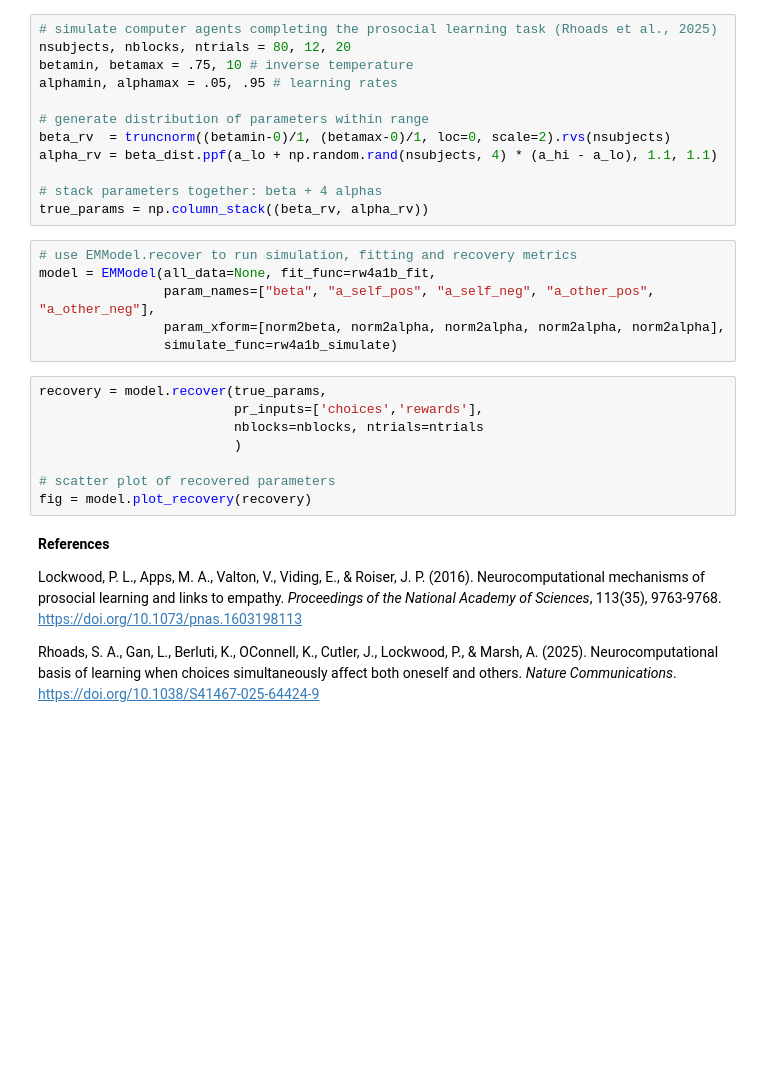
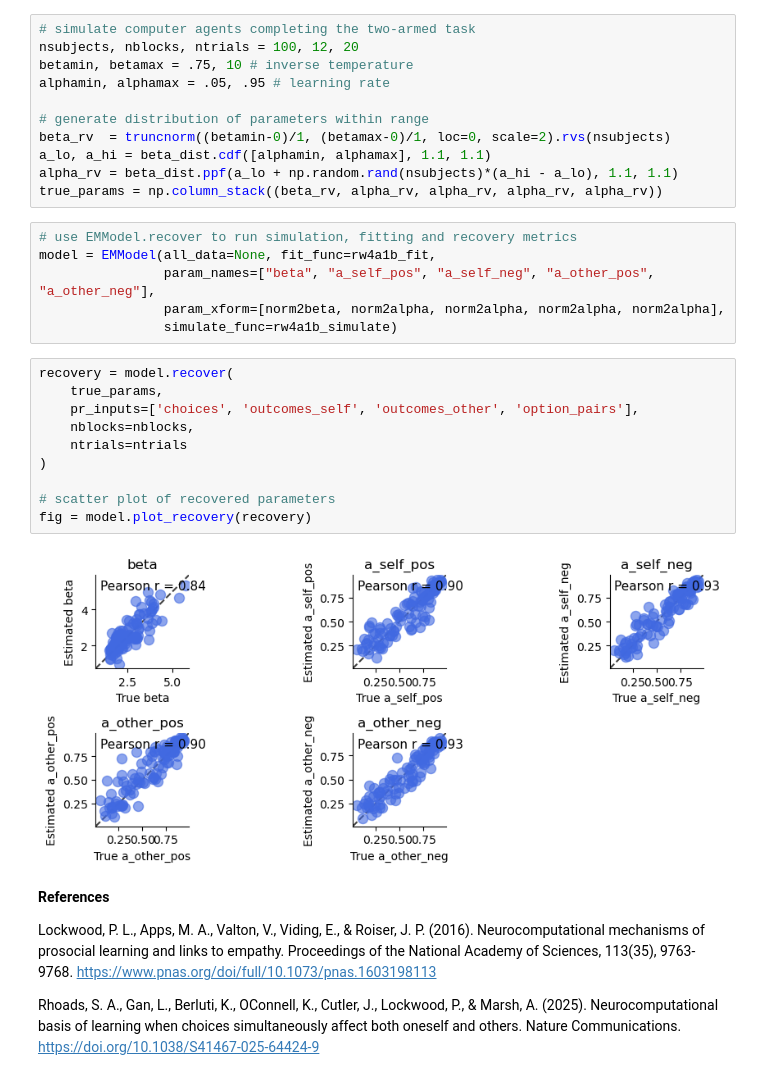
Before and after one commit to shawnrhoads/pyEM, a Jupyter notebook: examples/rl.ipynb, the cells around one changed output. Drawn from its saved outputs; the diff is of its cells as text; blank space fills up the shorter version.

Commit message:
update rl.ipynb
adapted function call for 4a model from rewards --> "outcomes"

```diff
--- a/examples/rl.ipynb
+++ b/examples/rl.ipynb
@@ -169,16 +167,15 @@ $$
 from pyem.models.rl import rw4a1b_simulate, rw4a1b_fit
 # %%
-# simulate computer agents completing the prosocial learning task (Rhoads et al., 2025)
-nsubjects, nblocks, ntrials = 80, 12, 20
+# simulate computer agents completing the two-armed task
+nsubjects, nblocks, ntrials = 100, 12, 20
 betamin, betamax = .75, 10 # inverse temperature
-alphamin, alphamax = .05, .95 # learning rates
+alphamin, alphamax = .05, .95 # learning rate
 
 # generate distribution of parameters within range
 beta_rv  = truncnorm((betamin-0)/1, (betamax-0)/1, loc=0, scale=2).rvs(nsubjects)
-alpha_rv = beta_dist.ppf(a_lo + np.random.rand(nsubjects, 4) * (a_hi - a_lo), 1.1, 1.1)
-
-# stack parameters together: beta + 4 alphas
-true_params = np.column_stack((beta_rv, alpha_rv))
+a_lo, a_hi = beta_dist.cdf([alphamin, alphamax], 1.1, 1.1)
+alpha_rv = beta_dist.ppf(a_lo + np.random.rand(nsubjects)*(a_hi - a_lo), 1.1, 1.1)
+true_params = np.column_stack((beta_rv, alpha_rv, alpha_rv, alpha_rv, alpha_rv))
 # %%
 # use EMModel.recover to run simulation, fitting and recovery metrics
 model = EMModel(all_data=None, fit_func=rw4a1b_fit,
@@ -186,16 +183,20 @@ model = EMModel(all_data=None, fit_func=rw4a1b_fit,
                 param_xform=[norm2beta, norm2alpha, norm2alpha, norm2alpha, norm2alpha],
                 simulate_func=rw4a1b_simulate)
 # %%
-recovery = model.recover(true_params,
-                         pr_inputs=['choices','rewards'],
-                         nblocks=nblocks, ntrials=ntrials
-                         )
+recovery = model.recover(
+    true_params,
+    pr_inputs=['choices', 'outcomes_self', 'outcomes_other', 'option_pairs'],
+    nblocks=nblocks,
+    ntrials=ntrials
+)
 
 # scatter plot of recovered parameters
 fig = model.plot_recovery(recovery)
+# %% [output]
+[figure, added]
 # %% [markdown]
 **References**
 
-Lockwood, P. L., Apps, M. A., Valton, V., Viding, E., & Roiser, J. P. (2016). Neurocomputational mechanisms of prosocial learning and links to empathy. *Proceedings of the National Academy of Sciences*, 113(35), 9763-9768. https://doi.org/10.1073/pnas.1603198113
+Lockwood, P. L., Apps, M. A., Valton, V., Viding, E., & Roiser, J. P. (2016). Neurocomputational mechanisms of prosocial learning and links to empathy. Proceedings of the National Academy of Sciences, 113(35), 9763-9768. https://www.pnas.org/doi/full/10.1073/pnas.1603198113
 
-Rhoads, S. A., Gan, L., Berluti, K., OConnell, K., Cutler, J., Lockwood, P., & Marsh, A. (2025). Neurocomputational basis of learning when choices simultaneously affect both oneself and others. *Nature Communications*. https://doi.org/10.1038/S41467-025-64424-9
+Rhoads, S. A., Gan, L., Berluti, K., OConnell, K., Cutler, J., Lockwood, P., & Marsh, A. (2025). Neurocomputational basis of learning when choices simultaneously affect both oneself and others. Nature Communications. https://doi.org/10.1038/S41467-025-64424-9
```
Also changed, not shown: parts of 12 cells of this notebook.
